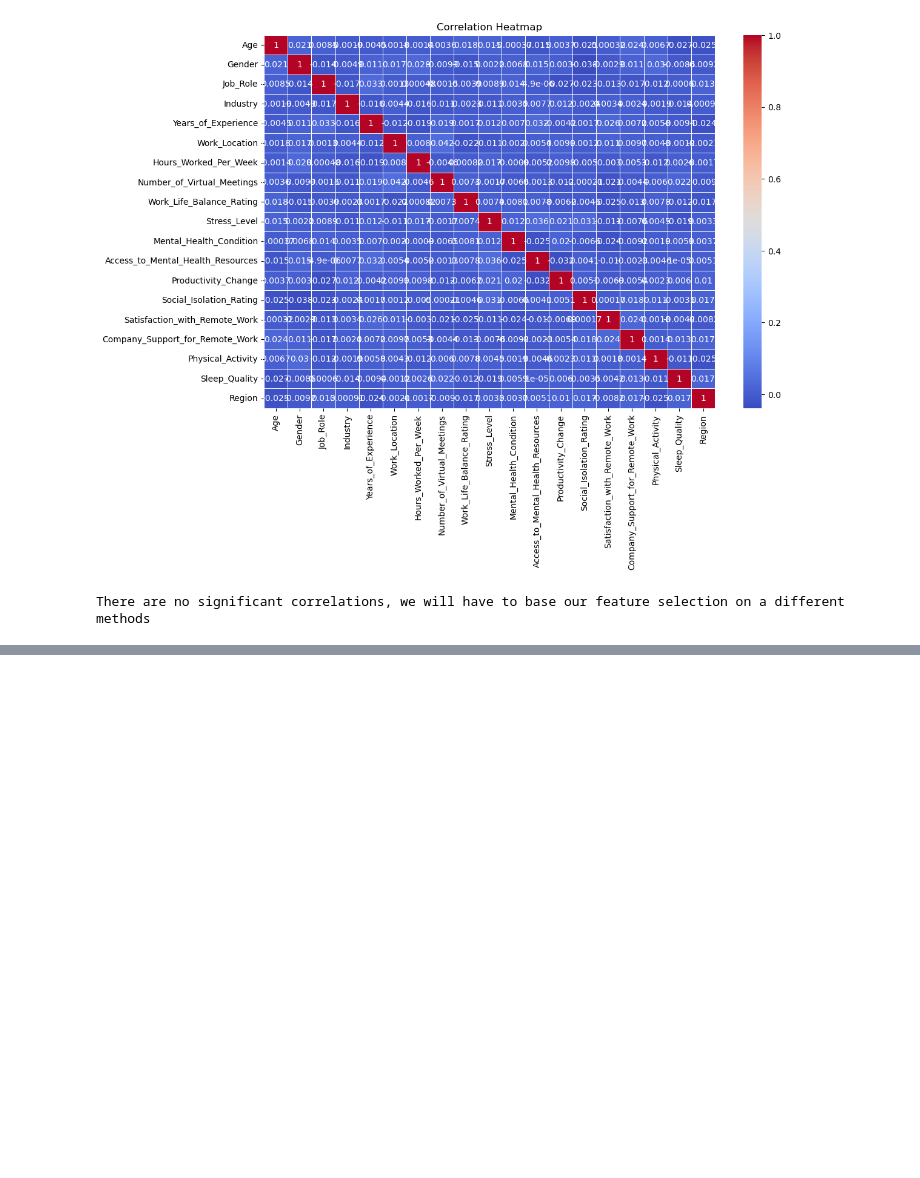
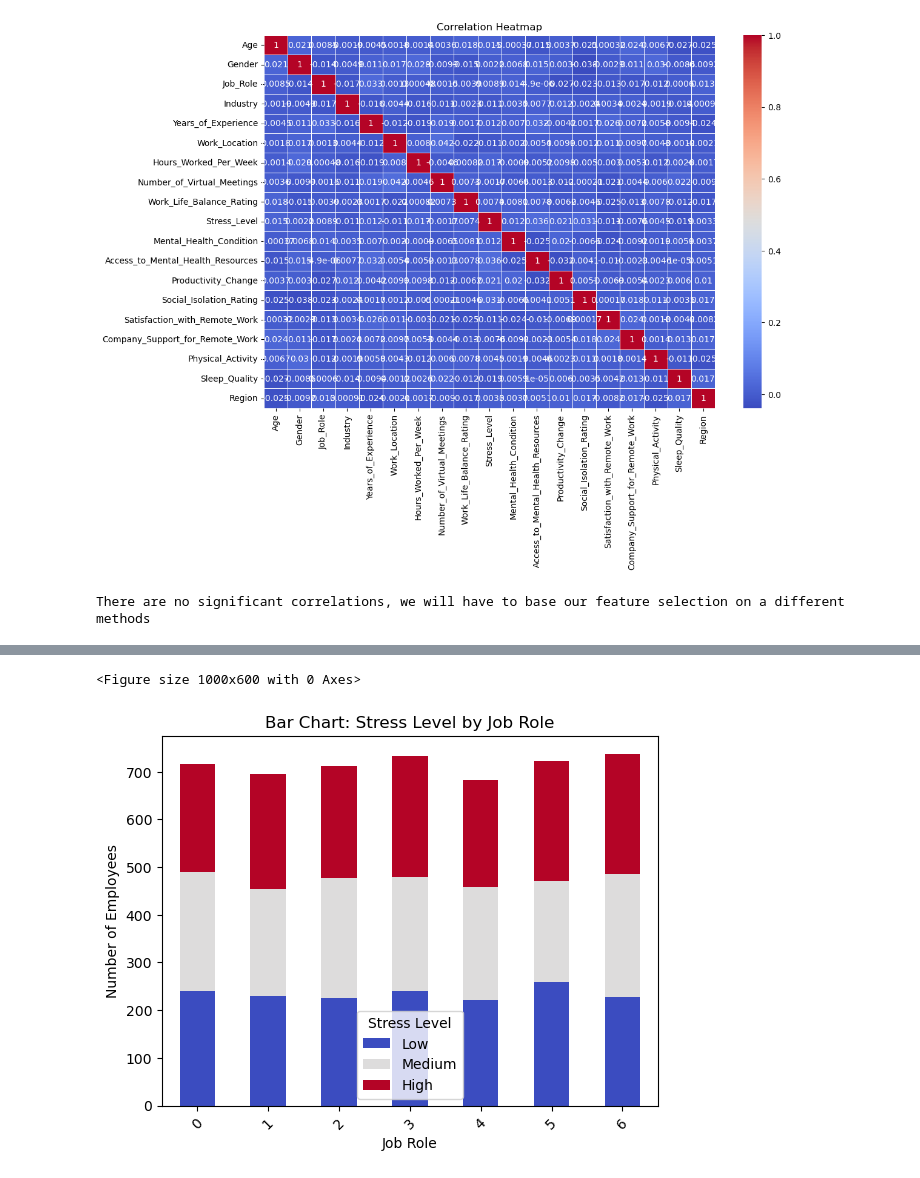
Before and after one commit to johnnyhuyhuynh/MindSpace, a Jupyter notebook: MindSpace-test.ipynb, the cells around one changed output, grey strips where cells are left out. Cells and saved outputs as stored; diff of their text form; code cells hidden in the pictures; blank space fills up the shorter version.

```diff
--- a/MindSpace-test.ipynb
+++ b/MindSpace-test.ipynb
@@ -316,0 +410,14 @@ Area plot visualizations:
+# %%
+# Bar chart of Stress Level by Job Role
+plt.figure(figsize=(10, 6))
+stress_by_role = df.groupby('Job_Role')['Stress_Level'].value_counts().unstack().fillna(0)
+stress_by_role.plot(kind='bar', stacked=True, colormap='coolwarm')
+plt.title('Bar Chart: Stress Level by Job Role')
+plt.xlabel('Job Role')
+plt.ylabel('Number of Employees')
+plt.xticks(rotation=45)
+plt.legend(title='Stress Level', labels=['Low', 'Medium', 'High'])
+plt.show()
+# %% [output]
+<Figure size 1000x600 with 0 Axes>
+[figure, added]
```
Also changed, not shown: parts of 6 cells of this notebook.
